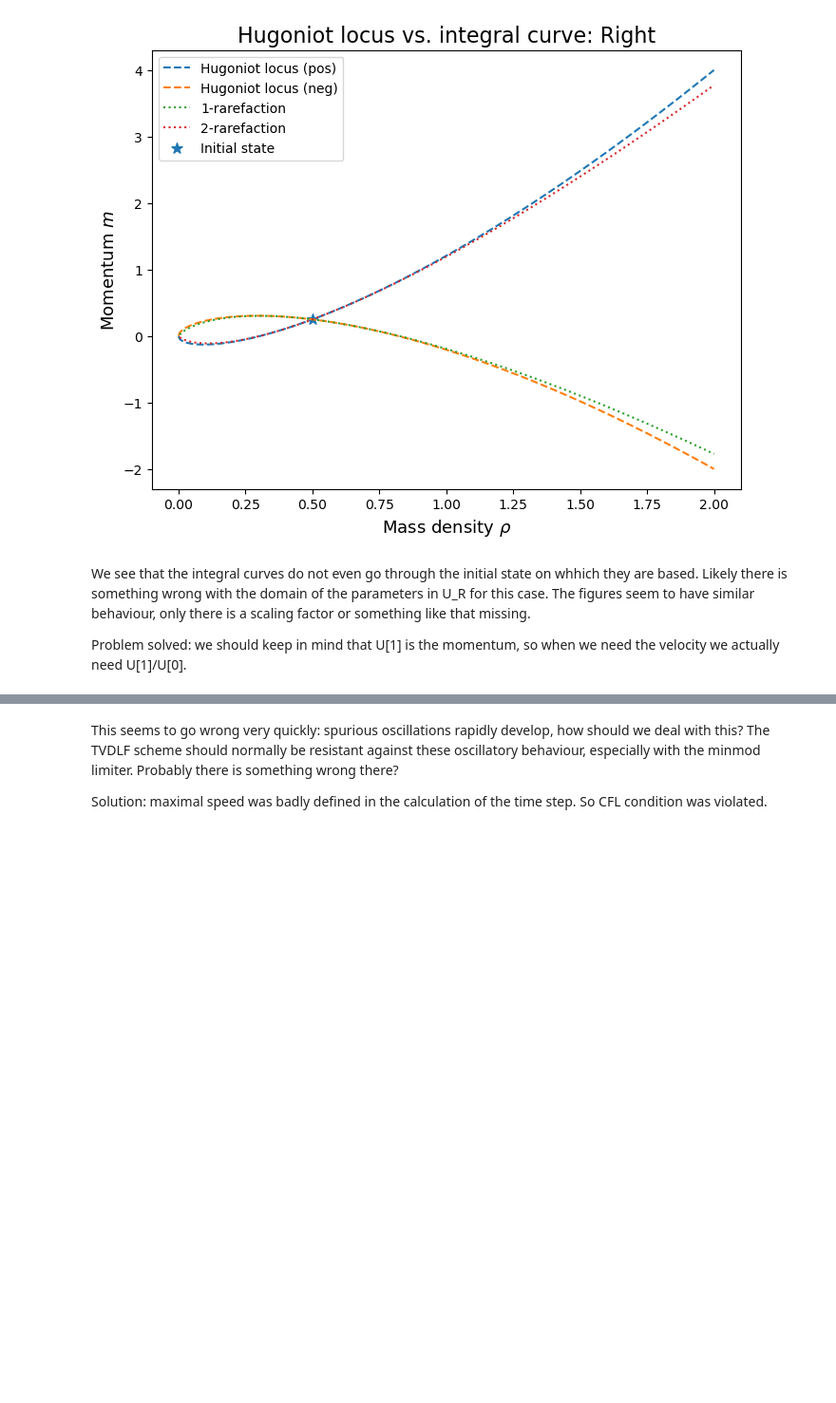
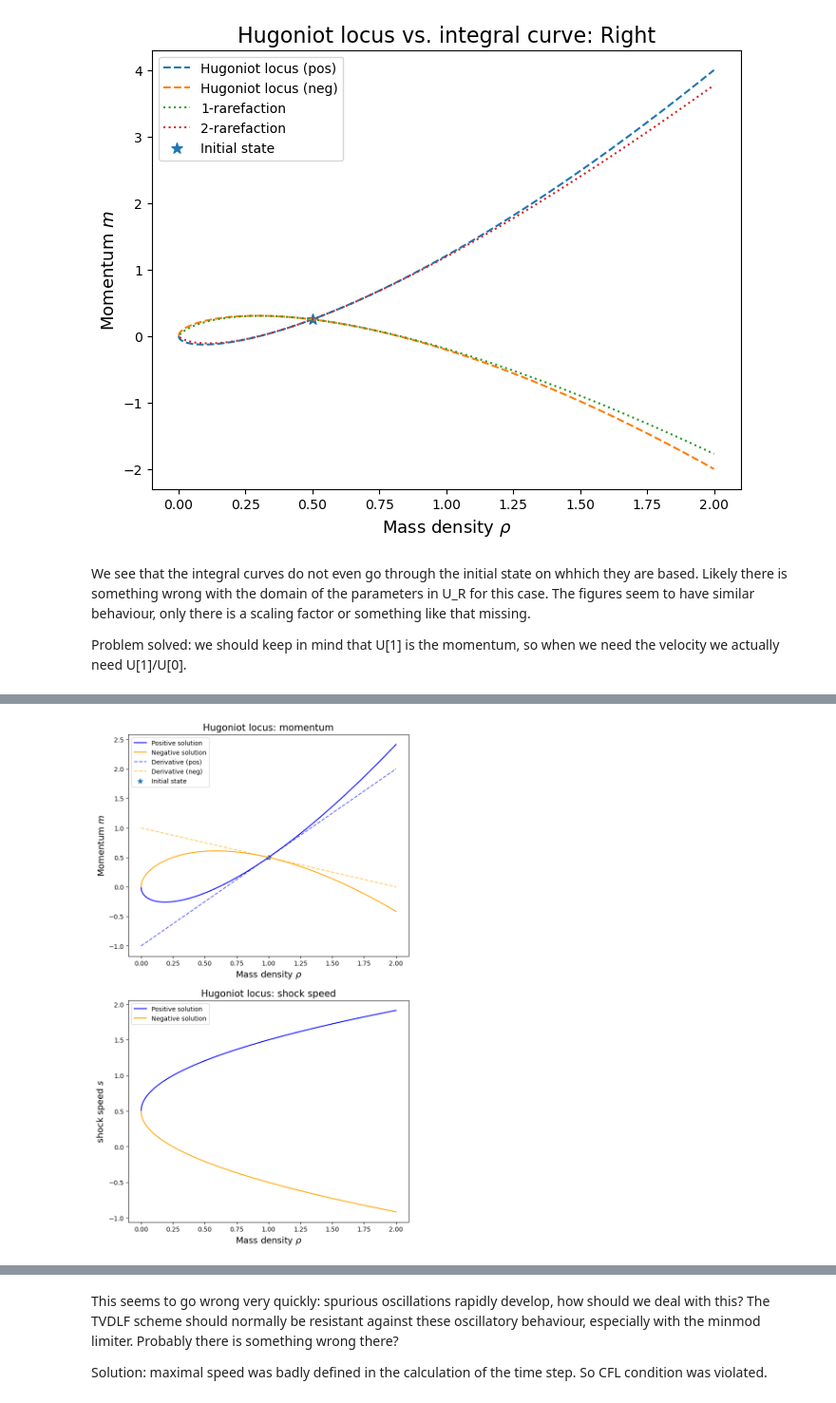
Before and after one commit to BertDepoorter/Individual_CMfAA, a Jupyter notebook: debugging.ipynb, the cells around one changed output, grey strips where cells are left out. Shown at 95% size. Cells and saved outputs as stored; diff of their text form; code cells hidden in the pictures; blank space fills up the shorter version.

```diff
--- a/debugging.ipynb
+++ b/debugging.ipynb
@@ -67,2 +76,5 @@ plots.plot_Hugoniot_locus_derivative(U_L)
 # %%
-plots.Plot_Rankine_hugoniot(U_L)
+plots.Plot_Rankine_hugoniot_derivative(U_L,
+                                      name='Hugoniot_rankine_derivative_left')
+# %% [output]
+[figure, added]
```
Also changed, not shown: parts of 5 cells of this notebook, 6 other files.
